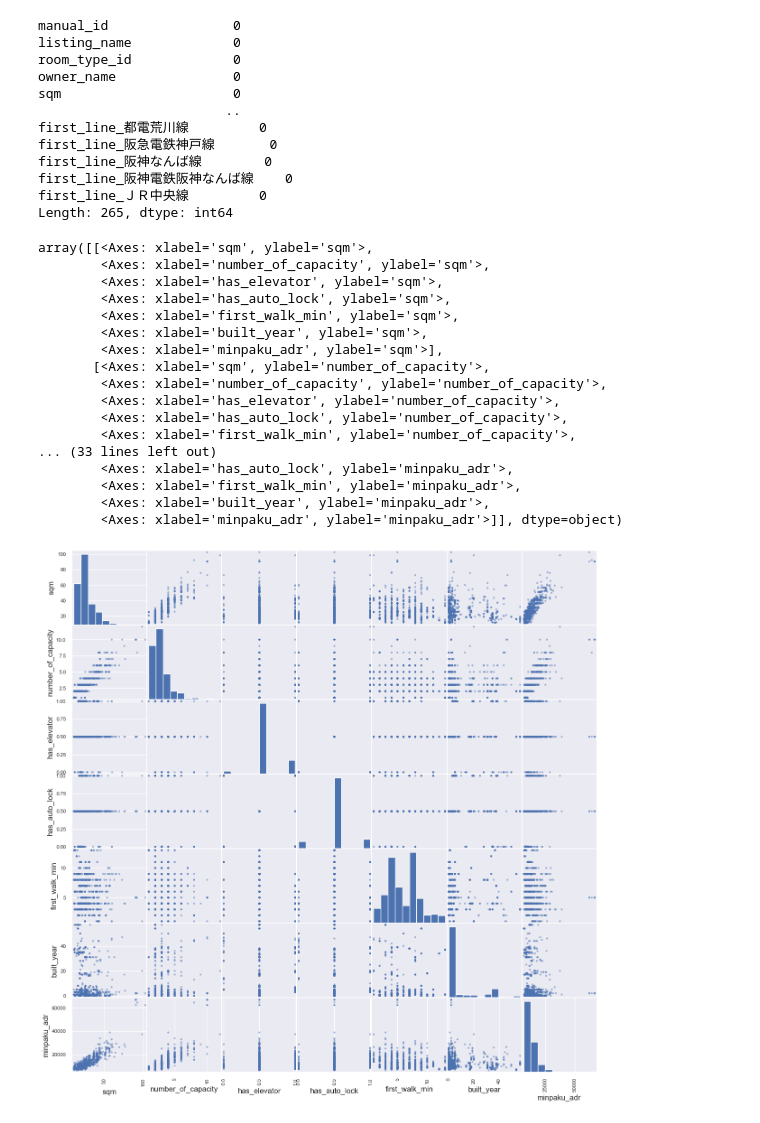
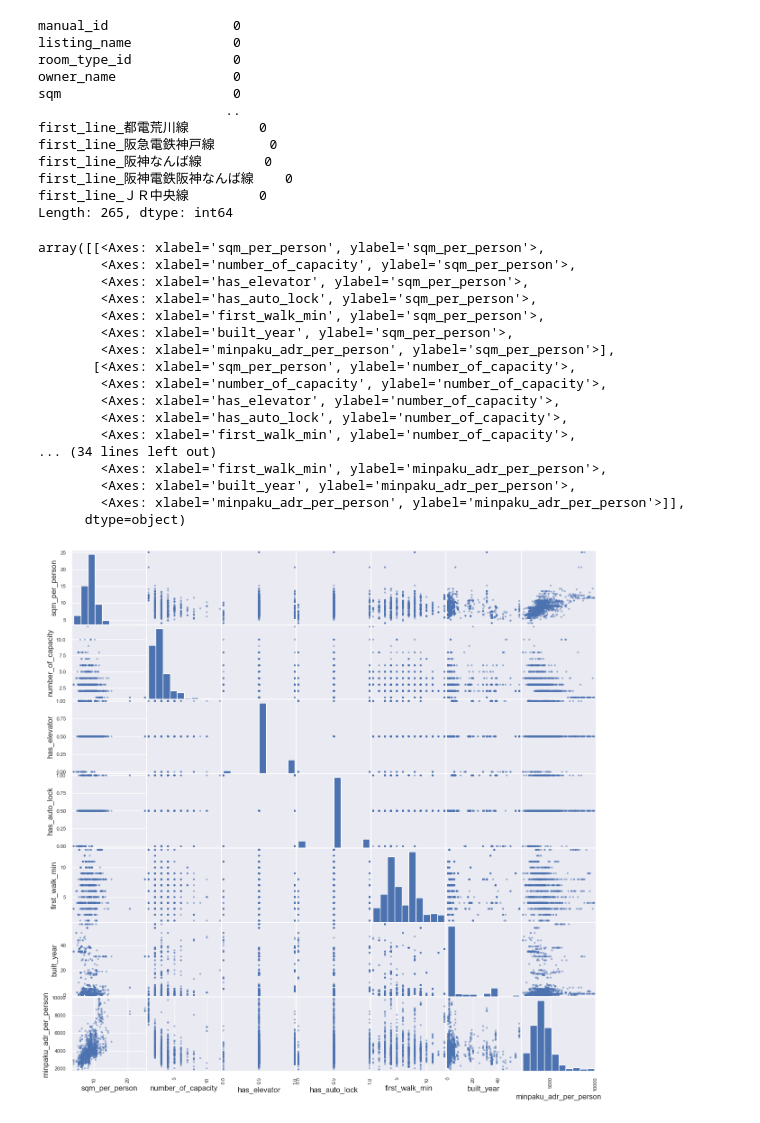
Before and after one commit to myuon/rm-listing-sales-analysis, a Jupyter notebook: minpaku_adr_analyze.ipynb, the cells around one changed output. Cells and saved outputs as stored; diff of their text form; code cells hidden in the pictures.

```diff
--- a/minpaku_adr_analyze.ipynb
+++ b/minpaku_adr_analyze.ipynb
@@ -206,40 +206,49 @@ df['city_name_大阪市'] = df[[col for col in df.columns if col.startswith('cit
 df.drop([col for col in df.columns if col.startswith('city_name_大阪市') and col != 'city_name_大阪市'], axis=1, inplace=True)
 
 df = df[df['prefecture_name_東京都'] == 1]
+# %%
+# 収容人数による寄与を分離
+
+# ADRを一人当たりにしてみる
+df['minpaku_adr_per_person'] = df['minpaku_adr'] / df['number_of_capacity']
+df['monthly_adr_per_person'] = df['monthly_adr'] / df['number_of_capacity']
+
+# 収容人数あたりのsqm
+df['sqm_per_person'] = df['sqm'] / df['number_of_capacity']
 # %%
 from pandas import plotting
 
 plotting.scatter_matrix(
     df[[
-        "sqm",
+        "sqm_per_person",
         "number_of_capacity",
         "has_elevator",
         "has_auto_lock",
         "first_walk_min",
         "built_year",
-        "minpaku_adr",
+        "minpaku_adr_per_person",
     ]],
     figsize=(15, 15),
 )
 # %% [output]
-array([[<Axes: xlabel='sqm', ylabel='sqm'>,
-        <Axes: xlabel='number_of_capacity', ylabel='sqm'>,
-        <Axes: xlabel='has_elevator', ylabel='sqm'>,
-        <Axes: xlabel='has_auto_lock', ylabel='sqm'>,
-        <Axes: xlabel='first_walk_min', ylabel='sqm'>,
-        <Axes: xlabel='built_year', ylabel='sqm'>,
-        <Axes: xlabel='minpaku_adr', ylabel='sqm'>],
-       [<Axes: xlabel='sqm', ylabel='number_of_capacity'>,
+array([[<Axes: xlabel='sqm_per_person', ylabel='sqm_per_person'>,
+        <Axes: xlabel='number_of_capacity', ylabel='sqm_per_person'>,
+        <Axes: xlabel='has_elevator', ylabel='sqm_per_person'>,
+        <Axes: xlabel='has_auto_lock', ylabel='sqm_per_person'>,
+        <Axes: xlabel='first_walk_min', ylabel='sqm_per_person'>,
+        <Axes: xlabel='built_year', ylabel='sqm_per_person'>,
+        <Axes: xlabel='minpaku_adr_per_person', ylabel='sqm_per_person'>],
+       [<Axes: xlabel='sqm_per_person', ylabel='number_of_capacity'>,
         <Axes: xlabel='number_of_capacity', ylabel='number_of_capacity'>,
         <Axes: xlabel='has_elevator', ylabel='number_of_capacity'>,
         <Axes: xlabel='has_auto_lock', ylabel='number_of_capacity'>,
         <Axes: xlabel='first_walk_min', ylabel='number_of_capacity'>,
-... (33 lines left out)
-        <Axes: xlabel='has_auto_lock', ylabel='minpaku_adr'>,
-        <Axes: xlabel='first_walk_min', ylabel='minpaku_adr'>,
-        <Axes: xlabel='built_year', ylabel='minpaku_adr'>,
-        <Axes: xlabel='minpaku_adr', ylabel='minpaku_adr'>]], dtype=object)
+... (34 lines left out)
+        <Axes: xlabel='first_walk_min', ylabel='minpaku_adr_per_person'>,
+        <Axes: xlabel='built_year', ylabel='minpaku_adr_per_person'>,
+        <Axes: xlabel='minpaku_adr_per_person', ylabel='minpaku_adr_per_person'>]],
+      dtype=object)
-[figure, old version]
+[figure, new version]
 # %%
 sns.heatmap(
     df[[
```
Also changed, not shown: parts of 10 cells of this notebook, 1 other file.
